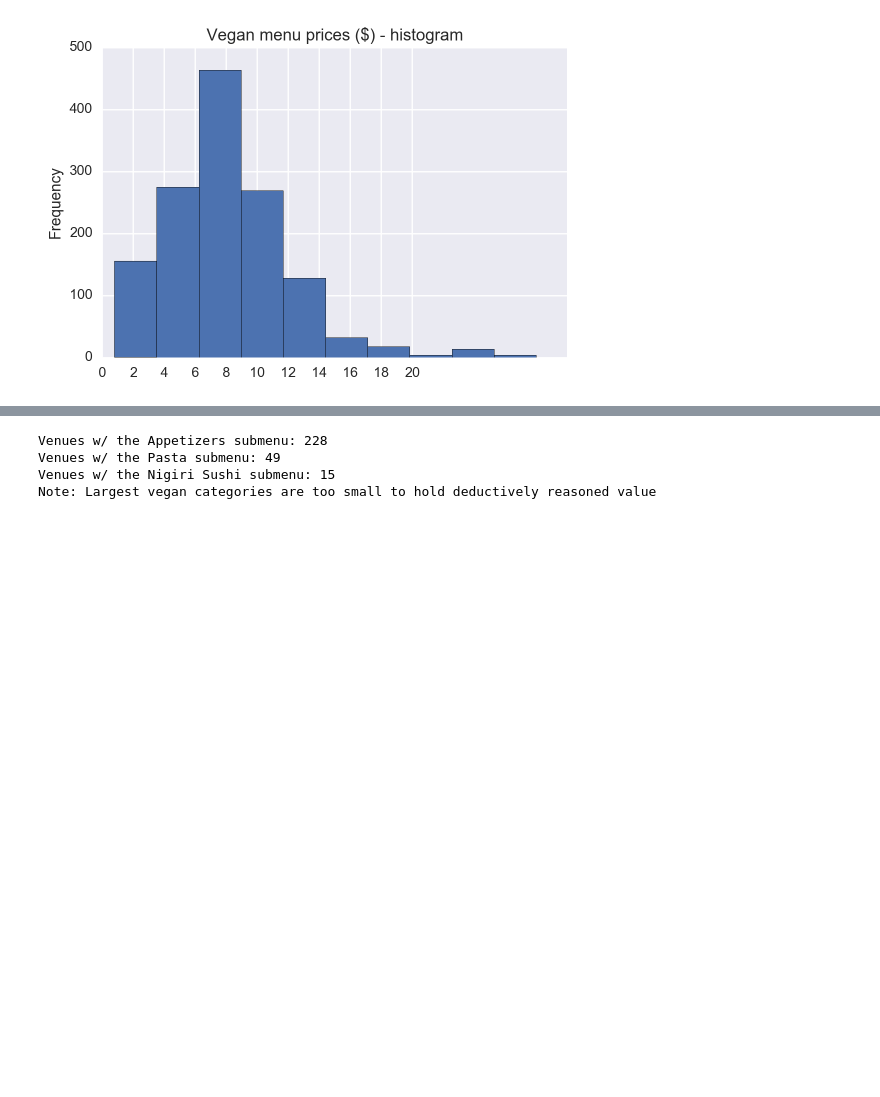
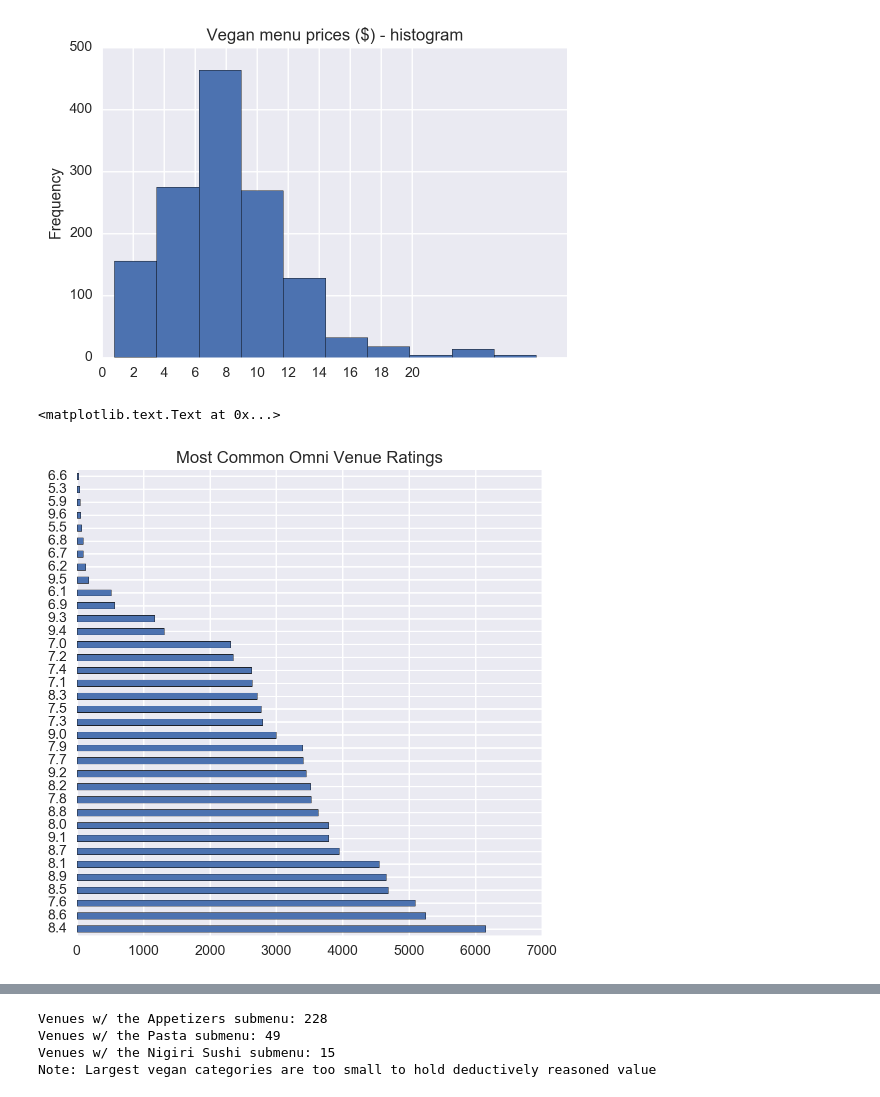
Before and after one commit to AnotherGuitar/DSI-SF-4-anotherguitar, a Jupyter notebook: projects/Capstone Stuff/EDA.ipynb, the cells around one changed output, grey strips where cells are left out. Drawn from its saved outputs; the diff is of its cells as text; code cells hidden in the pictures; blank space fills up the shorter version.

```diff
--- a/projects/Capstone Stuff/EDA.ipynb
+++ b/projects/Capstone Stuff/EDA.ipynb
@@ -153,13 +170,14 @@ plt.title('Vegan menu prices ($) - histogram')
 <matplotlib.text.Text at 0x...>
 [figure]
 # %%
-# # Let's try looking at venue ratings
-# # venue_rating = food[food.venue_rated != np.nan]
-# venue_rating = food[food.groupby('venue_rated').venue_rated.transform(len) > 0]
-# venue_rating = food.venue_rated.value_counts()
-# x = Counter(food.venue_rated.values).most_common()
+# Let's try looking at venue ratings
+venue_rating = food[food.groupby('venue_rated').venue_rated.transform(len) > 0]
+venue_rating = venue_rating[venue_rating.venue_rated != 'rating_not_available']
+venue_rating.venue_rated.value_counts()
 
-
-# # plt.figure(figsize=(6,6))
-# # venue_rating['venue_rated'].value_counts().sort_values().plot(kind='barh')
-# # plt.title('Most Common Omni Venue Ratings')
+plt.figure(figsize=(6,6))
+venue_rating.venue_rated.value_counts().plot(kind='barh')
+plt.title('Most Common Omni Venue Ratings')
+# %% [output]
+<matplotlib.text.Text at 0x...>
+[figure, added]
```
Also changed, not shown: parts of 14 cells of this notebook.
